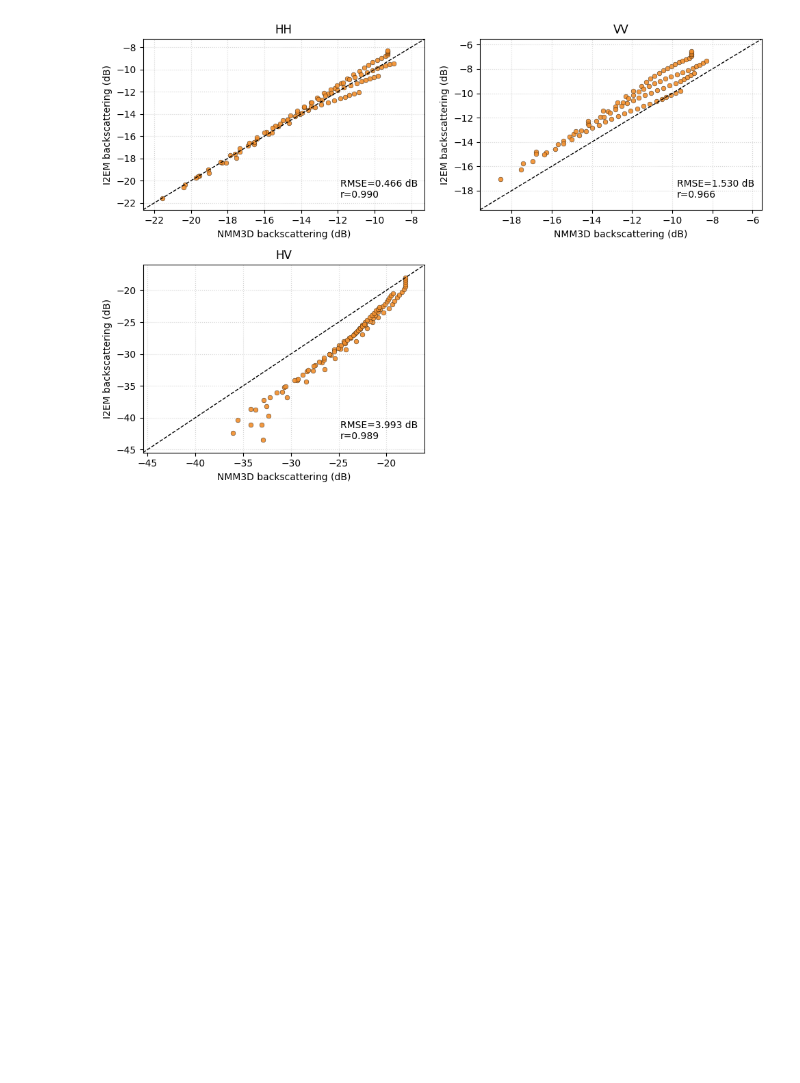
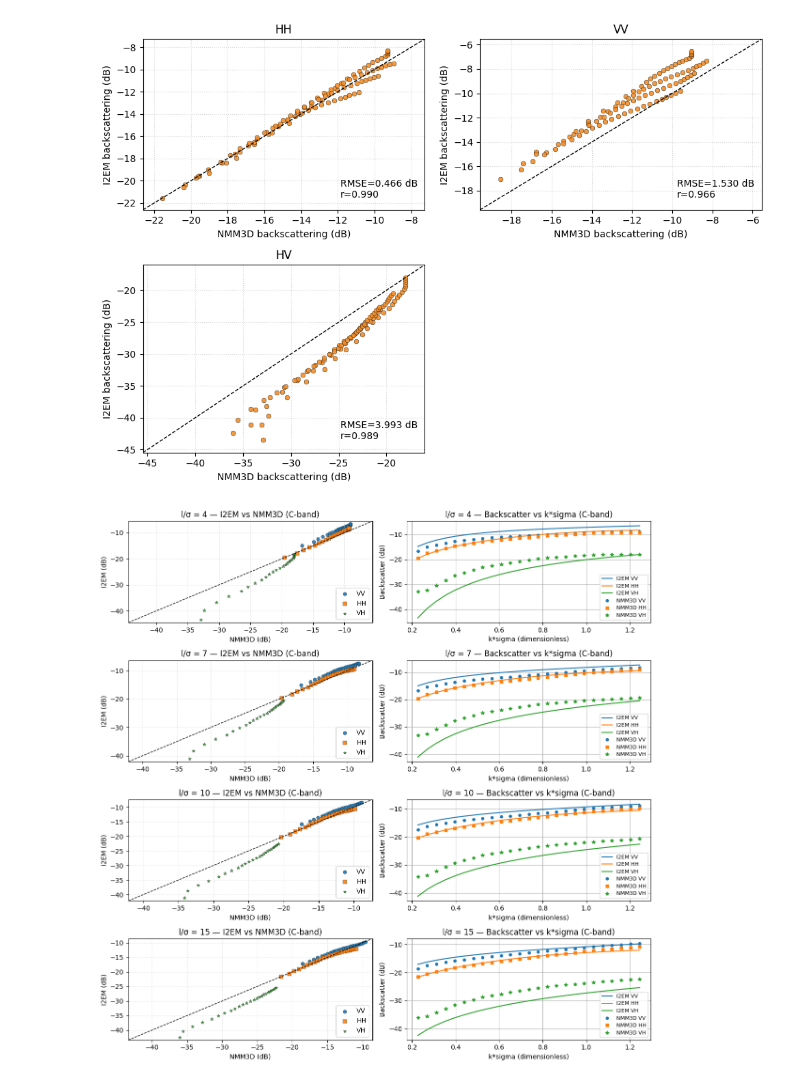
Before and after one commit to Morteza-Khazaei/pyi2em, a Jupyter notebook: examples/compare_nmm3d_i2em.ipynb, the cells around one changed output. Saved outputs shown, nothing was run; the diff lists cells and outputs as text; code cells hidden in the pictures; blank space fills up the shorter version.

```diff
--- a/examples/compare_nmm3d_i2em.ipynb
+++ b/examples/compare_nmm3d_i2em.ipynb
@@ -353,3 +353,93 @@ ax_hv.text(0.7, 0.06, f'RMSE={rmse_hv:.3f} dB\nr={r_hv:.3f}', transform=ax_hv.tr
 plt.tight_layout(); plt.show()
 # %% [output]
 [figure]
+# %%
+# C-band (5.405 GHz), exponential ACF only (sp=1)
+# Two columns per ratio: left = I2EM vs NMM3D scatter (all pols), right = backscatter vs k*sigma
+import numpy as np, matplotlib.pyplot as plt, os, sys, importlib
+sys.path.insert(0, os.path.abspath('..'))
+import pyi2em; importlib.reload(pyi2em)
+
+DATA_PATH = '../data/NMM3D_LUT_NRCS_40degree.dat'
+c0 = 299792458.0
+
+def wavelength_cm(fGHz): return c0/(fGHz*1e7)
+
+def _bilinear(grid, x_vals, y_vals, x0, y0):
+    x0 = np.clip(x0, x_vals[0], x_vals[-1]); y0 = np.clip(y0, y_vals[0], y_vals[-1])
+    xi = np.searchsorted(x_vals, x0); yi = np.searchsorted(y_vals, y0)
+    x1i = max(0, min(len(x_vals)-2, xi-1)); x2i = x1i+1
+    y1i = max(0, min(len(y_vals)-2, yi-1)); y2i = y1i+1
+    x1,x2 = x_vals[x1i], x_vals[x2i]; y1,y2 = y_vals[y1i], y_vals[y2i]
+    Q11 = grid[y1i, x1i]; Q21 = grid[y1i, x2i]; Q12 = grid[y2i, x1i]; Q22 = grid[y2i, x2i]
+    if not np.isfinite([Q11,Q21,Q12,Q22]).all():
+        ni = (np.abs(x_vals-x0)).argmin(); nj=(np.abs(y_vals-y0)).argmin(); return float(grid[nj,ni])
+    if x2==x1 or y2==y1: return float(Q11)
+    tx=(x0-x1)/(x2-x1); ty=(y0-y1)/(y2-y1)
+    return float(Q11*(1-tx)*(1-ty)+Q21*tx*(1-ty)+Q12*(1-tx)*ty+Q22*tx*ty)
+
+def NMM3D_LUT_NRCS_40degree_interp(rms0, eps0, ratio0, filepath=DATA_PATH):
+    LUT = np.loadtxt(filepath)[:,1:]
+    block = LUT[LUT[:,0]==ratio0]
+    eps_unique = np.unique(block[:,1]); rms_unique = np.unique(block[:,3])
+    vv_grid = np.full((len(rms_unique), len(eps_unique)), np.nan)
+    hh_grid = np.full_like(vv_grid, np.nan); x_grid = np.full_like(vv_grid, np.nan)
+    for row in block:
+        j = np.where(eps_unique==row[1])[0][0]; i = np.where(rms_unique==row[3])[0][0]
+        vv_grid[i,j] = row[4]; hh_grid[i,j] = row[5]; x_grid[i,j] = row[6]
+    vv=_bilinear(vv_grid, eps_unique, rms_unique, eps0, rms0)
+    hh=_bilinear(hh_grid, eps_unique, rms_unique, eps0, rms0)
+    x =_bilinear(x_grid,  eps_unique, rms_unique, eps0, rms0)
+    return vv, hh, x
+
+# Config
+fGHz = 5.405
+theta_deg = 40.0
+sp = 1           # exponential only
+eps0, ei = 10.0, 0.0
+ratios = [4,7,10,15]
+rms_values_cm = np.linspace(0.2, 1.1, 25)
+wave_cm = wavelength_cm(fGHz)
+k = 2*np.pi / wave_cm
+
+pol_markers = {'VV':'o','HH':'s','VH':'*'}
+pol_colors  = {'VV':'#1f77b4','HH':'#ff7f0e','VH':'#2ca02c'}
+
+fig, axes = plt.subplots(len(ratios), 2, figsize=(12, 12), sharex=False, sharey=False)
+for i, ratio0 in enumerate(ratios):
+    ax_scatter = axes[i,0]; ax_lines = axes[i,1]
+    vv_lut=[]; hh_lut=[]; x_lut=[]; vv_i2em=[]; hh_i2em=[]; vh_i2em=[]; ks_all=[]
+    for rms_cm in rms_values_cm:
+        rms_norm = rms_cm / wave_cm
+        vvl, hhl, xl = NMM3D_LUT_NRCS_40degree_interp(rms_norm, eps0, ratio0)
+        vv_lut.append(vvl); hh_lut.append(hhl); x_lut.append(xl)
+        sig_m = rms_cm/100.0; l_m = (rms_cm*ratio0)/100.0
+        vv, hh, vh = pyi2em.I2EM_Backscatter_model(fGHz, sig_m, l_m, theta_deg, eps0, ei, sp)
+        vv_i2em.append(vv); hh_i2em.append(hh); vh_i2em.append(vh)
+        ks_all.append(k * rms_cm)
+    ks_all = np.array(ks_all)
+    # Left: scatter I2EM vs NMM3D for all pols
+    ax_scatter.scatter(vv_lut, vv_i2em, s=28, c=pol_colors['VV'], marker=pol_markers['VV'], edgecolors='k', linewidths=0.3, alpha=0.9, label='VV')
+    ax_scatter.scatter(hh_lut, hh_i2em, s=28, c=pol_colors['HH'], marker=pol_markers['HH'], edgecolors='k', linewidths=0.3, alpha=0.9, label='HH')
+    ax_scatter.scatter(x_lut,  vh_i2em, s=28, c=pol_colors['VH'], marker=pol_markers['VH'], edgecolors='k', linewidths=0.3, alpha=0.9, label='VH')
+    lo = min(np.nanmin([vv_lut,hh_lut,x_lut]), np.nanmin([vv_i2em,hh_i2em,vh_i2em])) - 1.0
+    hi = max(np.nanmax([vv_lut,hh_lut,x_lut]), np.nanmax([vv_i2em,hh_i2em,vh_i2em])) + 1.0
+    ax_scatter.plot([lo,hi],[lo,hi],'k--',lw=1.0)
+    ax_scatter.set_xlim(lo,hi); ax_scatter.set_ylim(lo,hi)
+    ax_scatter.grid(True, linestyle=':', alpha=0.5)
+    ax_scatter.set_title(f'l/σ = {ratio0} — I2EM vs NMM3D (C-band)')
+    ax_scatter.set_xlabel('NMM3D (dB)'); ax_scatter.set_ylabel('I2EM (dB)')
+    ax_scatter.legend(loc='lower right', frameon=True)
+    # Right: backscatter vs k*sigma
+    ax_lines.plot(ks_all, vv_i2em, '-', c=pol_colors['VV'], label='I2EM VV')
+    ax_lines.plot(ks_all, hh_i2em, '-', c=pol_colors['HH'], label='I2EM HH')
+    ax_lines.plot(ks_all, vh_i2em, '-', c=pol_colors['VH'], label='I2EM VH')
+    ax_lines.plot(ks_all, vv_lut, 'o', c=pol_colors['VV'], ms=4, label='NMM3D VV')
+    ax_lines.plot(ks_all, hh_lut, 's', c=pol_colors['HH'], ms=4, label='NMM3D HH')
+    ax_lines.plot(ks_all, x_lut,  '*', c=pol_colors['VH'], ms=6, label='NMM3D VH')
+    ax_lines.set_xlabel('k*sigma (dimensionless)'); ax_lines.set_ylabel('Backscatter (dB)')
+    ax_lines.set_title(f'l/σ = {ratio0} — Backscatter vs k*sigma (C-band)')
+    ax_lines.grid(True); ax_lines.legend(loc='best', fontsize=8, frameon=True)
+plt.tight_layout(); plt.show()
+# %% [output]
+[figure, added]
```
